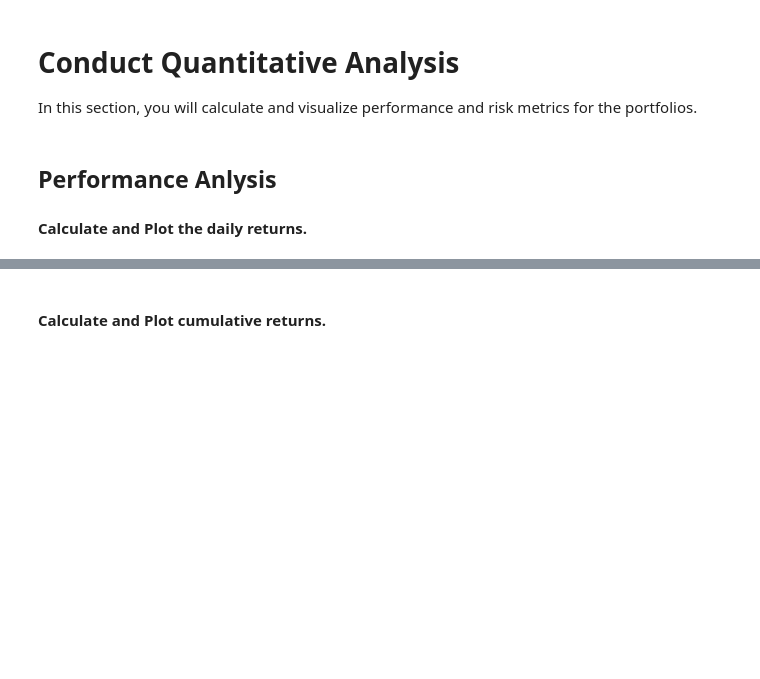
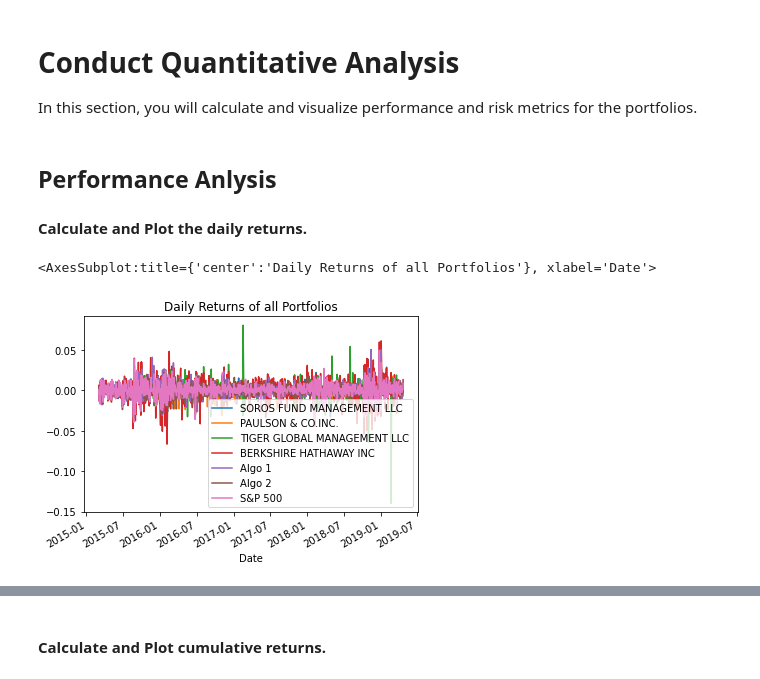
Before and after one commit to ankurgoel77/hw4-whale, a Jupyter notebook: whale_analysis.ipynb, the cells around one changed output, grey strips where cells are left out. Saved outputs shown, nothing was run; the diff lists cells and outputs as text; code cells hidden in the pictures; blank space fills up the shorter version.

```diff
--- a/whale_analysis.ipynb
+++ b/whale_analysis.ipynb
@@ -187,3 +198,7 @@ In this section, you will calculate and visualize performance and risk metrics f
 #### Calculate and Plot the daily returns.
 # %%
 # Plot daily returns of all portfolios
+combined_returns.plot(title="Daily Returns of all Portfolios")
+# %% [output]
+<AxesSubplot:title={'center':'Daily Returns of all Portfolios'}, xlabel='Date'>
+[figure, added]
```
Also changed, not shown: parts of 9 cells of this notebook.
